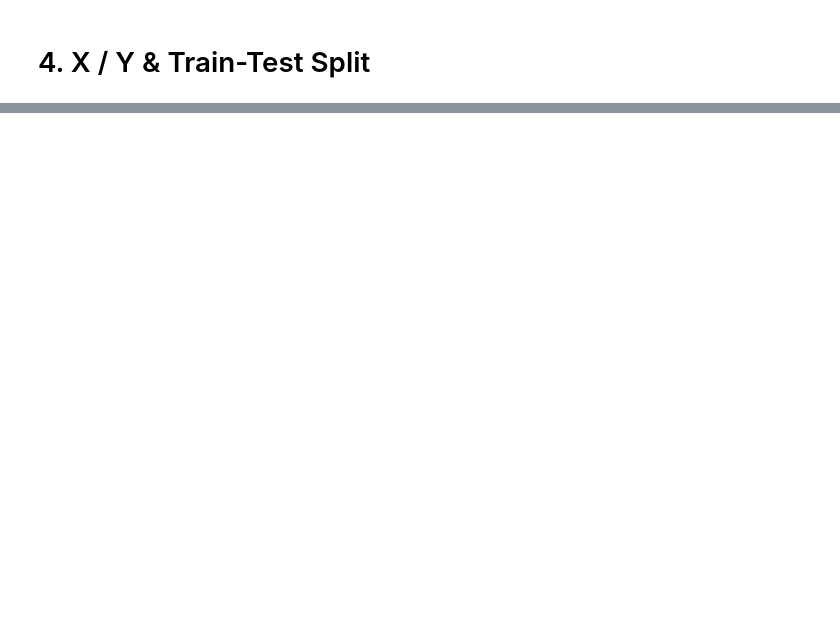
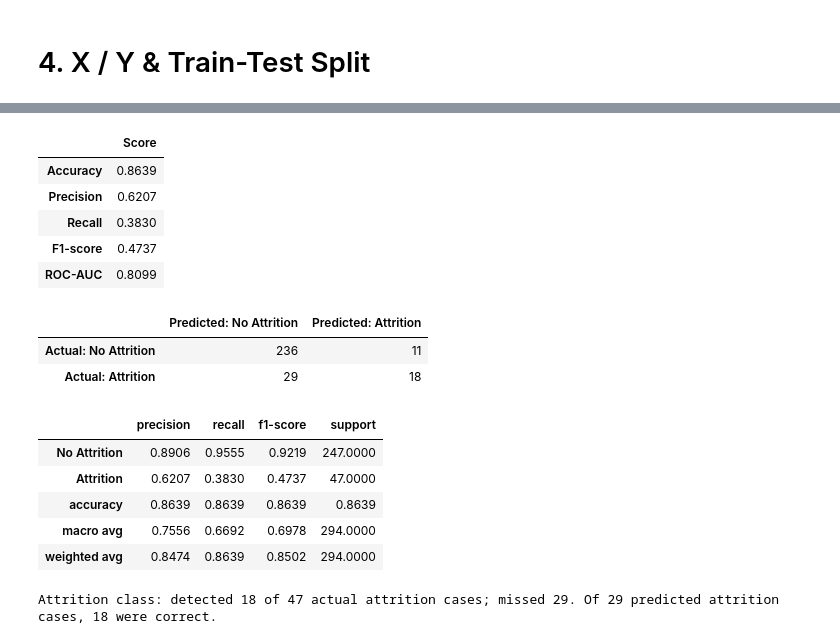
Before and after one commit to Dhruvindave/ML-IBM-HR-Attrition-Prediction, a Jupyter notebook: main.ipynb, the cells around one changed output, grey strips where cells are left out. Saved outputs shown, nothing was run; the diff lists cells and outputs as text; code cells hidden in the pictures; blank space fills up the shorter version.

```diff
--- a/main.ipynb
+++ b/main.ipynb
@@ -1688,0 +1780,11 @@ y_prob = model_pipeline.predict_proba(X_test)[:, 1]
+# %%
+model_pipeline3_2 = Pipeline([
+    ('preprocessor', preprocessor_tree_based),
+    ('model', DecisionTreeClassifier(max_depth=5, random_state=42))
+])
+
+model_pipeline3_2.fit(X_train, y_train)
+print("\nDecision Tree model pipeline trained successfully.")
+
+y_pred3_2 = model_pipeline3_2.predict(X_test)
+y_prob3_2 = model_pipeline3_2.predict_proba(X_test)[:, 1]
@@ -1708,0 +2082,59 @@ print(classification_report(y_test, y_pred, target_names=["No Attrition", "Attri
+# %%
+final_predictions = tuned_logistic_regression.predict(X_test)
+final_probabilities = tuned_logistic_regression.predict_proba(X_test)[:, 1]
+
+final_metrics = pd.DataFrame(
+    {
+        "Score": [
+            accuracy_score(y_test, final_predictions),
+            precision_score(y_test, final_predictions, zero_division=0),
+            recall_score(y_test, final_predictions, zero_division=0),
+            f1_score(y_test, final_predictions, zero_division=0),
+            roc_auc_score(y_test, final_probabilities),
+        ]
+    },
+    index=["Accuracy", "Precision", "Recall", "F1-score", "ROC-AUC"],
+)
+display(final_metrics.round(4))
+
+final_confusion = confusion_matrix(y_test, final_predictions, labels=[0, 1])
+display(
+    pd.DataFrame(
+        final_confusion,
+        index=["Actual: No Attrition", "Actual: Attrition"],
+        columns=["Predicted: No Attrition", "Predicted: Attrition"],
+    )
+)
+
+final_report = classification_report(
+    y_test,
+    final_predictions,
+    labels=[0, 1],
+    target_names=["No Attrition", "Attrition"],
+    output_dict=True,
+    zero_division=0,
+)
+display(pd.DataFrame(final_report).T.round(4))
+
+tn, fp, fn, tp = final_confusion.ravel()
+print(
+    f"Attrition class: detected {tp} of {tp + fn} actual attrition cases; "
+    f"missed {fn}. Of {tp + fp} predicted attrition cases, {tp} were correct."
+)
+# %% [output]
+|  | Score |
+| Accuracy | 0.8639 |
+| Precision | 0.6207 |
+| Recall | 0.3830 |
+| F1-score | 0.4737 |
+| ROC-AUC | 0.8099 |
+|  | Predicted: No Attrition | Predicted: Attrition |
+| Actual: No Attrition | 236 | 11 |
+| Actual: Attrition | 29 | 18 |
+|  | precision | recall | f1-score | support |
+| No Attrition | 0.8906 | 0.9555 | 0.9219 | 247.0000 |
+| Attrition | 0.6207 | 0.3830 | 0.4737 | 47.0000 |
+| accuracy | 0.8639 | 0.8639 | 0.8639 | 0.8639 |
+| macro avg | 0.7556 | 0.6692 | 0.6978 | 294.0000 |
+| weighted avg | 0.8474 | 0.8639 | 0.8502 | 294.0000 |
+Attrition class: detected 18 of 47 actual attrition cases; missed 29. Of 29 predicted attrition cases, 18 were correct.
```
Also changed, not shown: parts of 53 cells of this notebook.
